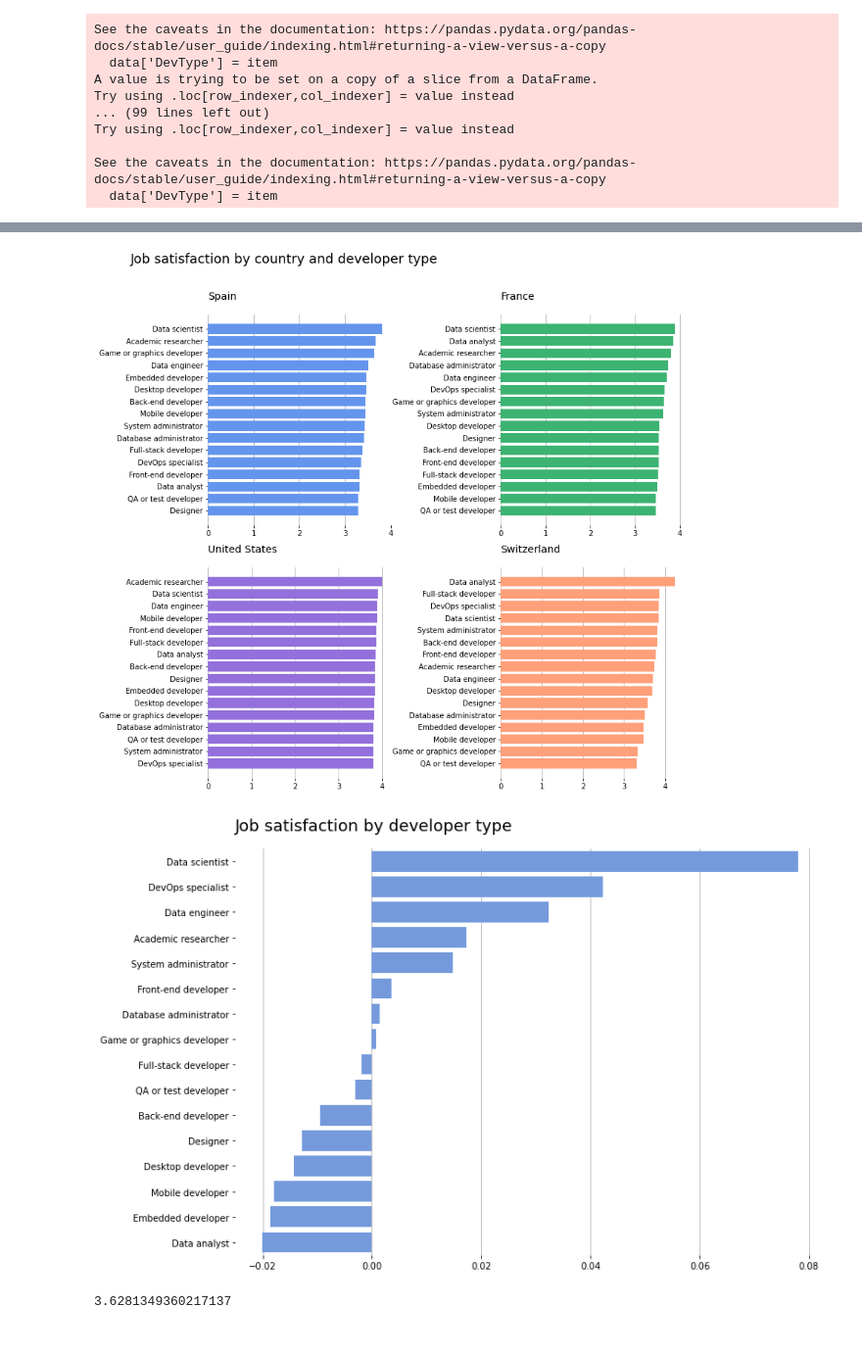
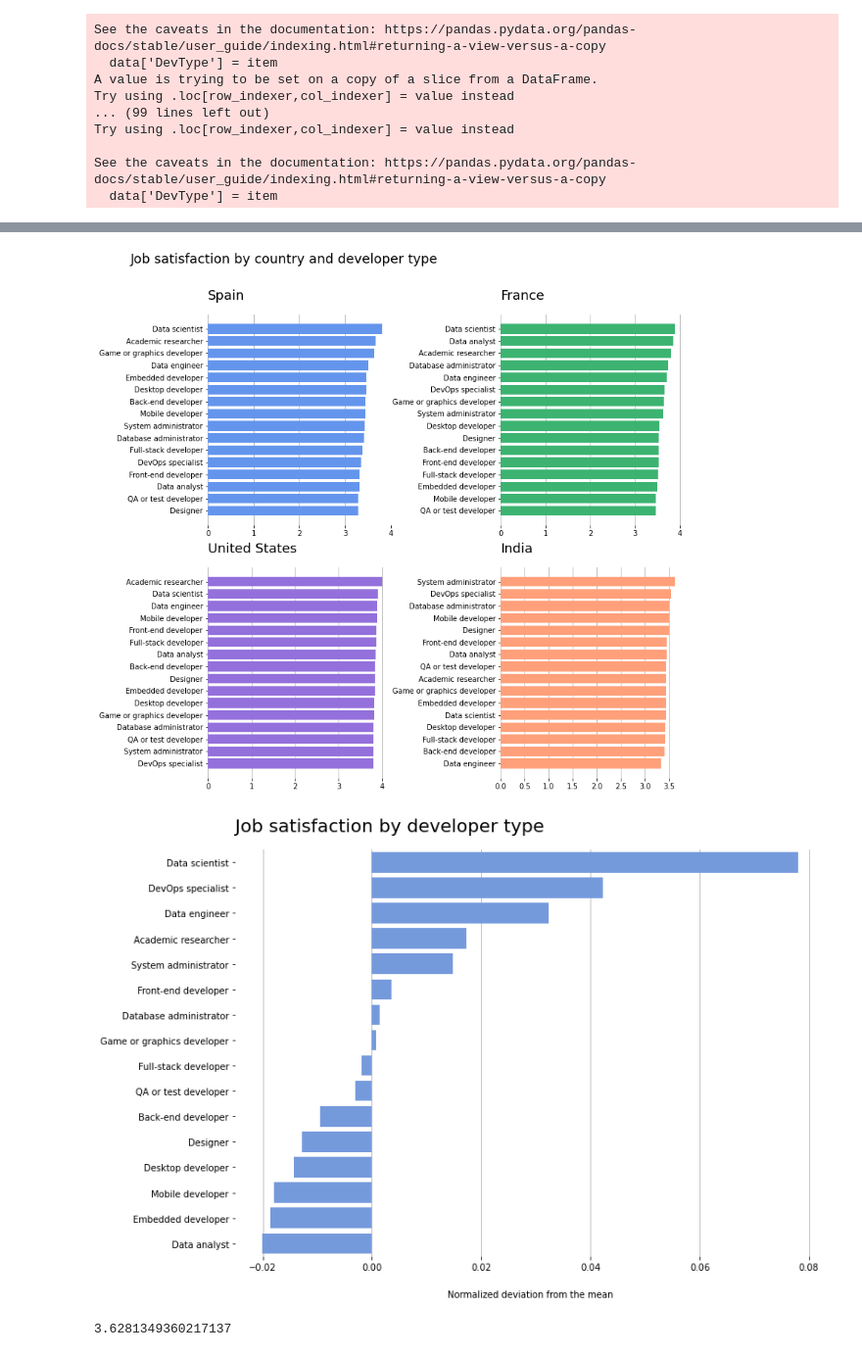
Before and after one commit to rubenvf/Stack_Overflow_Survey_2020, a Jupyter notebook: DevType_Analysis.ipynb, the cells around one changed output, grey strips where cells are left out. Shown at 98% size. Drawn from its saved outputs; the diff is of its cells as text; code cells hidden in the pictures.

```diff
--- a/DevType_Analysis.ipynb
+++ b/DevType_Analysis.ipynb
@@ -282,4 +395,5 @@ df_clean['JobSat'] = df_clean['JobSat'].replace(scale_mapper)
 # %%
+#Plot: Job satisfaction by country and developer type
 fig, ax = plt.subplots(2, 2)
 fig.set_figheight(11.69)
 fig.set_figwidth(11.69)
@@ -292,37 +406,39 @@ fig.suptitle('Job satisfaction by country and developer type', ha = 'right', fon
 customPlot('Spain','JobSat', 0, 0, 'cornflowerblue')
 customPlot('France','JobSat', 0, 1, 'mediumseagreen')
 customPlot('United States','JobSat', 1, 0, 'mediumpurple')
-customPlot('Switzerland','JobSat', 1, 1, 'lightsalmon')
+customPlot('India','JobSat', 1, 1, 'lightsalmon')
 
 
 plt.show()
 # %% [output]
-[figure, old version]
+[figure, new version]
 # %%
+#Plot: Job satisfaction by developer type
 temp_flat = df_clean.groupby(['DevType']).mean()['JobSat'].sort_values(ascending = False)
 
 fig = plt.figure(figsize = [11.69, 8.27])
 ax = fig.add_axes([.125, .125, .775, .755])
 
 x = (temp_flat - df_clean['JobSat'].mean())/df_clean['JobSat'].std()
 y = temp_flat.index
 
 sb.barplot(x, y, color = 'cornflowerblue', errwidth = 0, ax = ax).set(xlabel = None, ylabel = None)
 
-plt.title('Job satisfaction by developer type', loc = 'left', fontsize = 18, pad = 20)
+plt.title('Job satisfaction by developer type', loc = 'left', fontsize = 20, pad = 20)
+ax.set_xlabel('Normalized deviation from the mean', labelpad = 20)
 
 
 #Remove plot frame
 ax.spines['top'].set_visible(False)
 ax.spines['right'].set_visible(False)
 ax.spines['left'].set_visible(False)
 ax.spines['bottom'].set_visible(False)
 
 #Draw y grid below the bars
 ax.set_axisbelow(True)
 ax.grid(axis='x')
 
 plt.show()
 # %% [output]
-[figure, old version]
+[figure, new version]
 # %%
```
Also changed, not shown: parts of 48 cells of this notebook.
